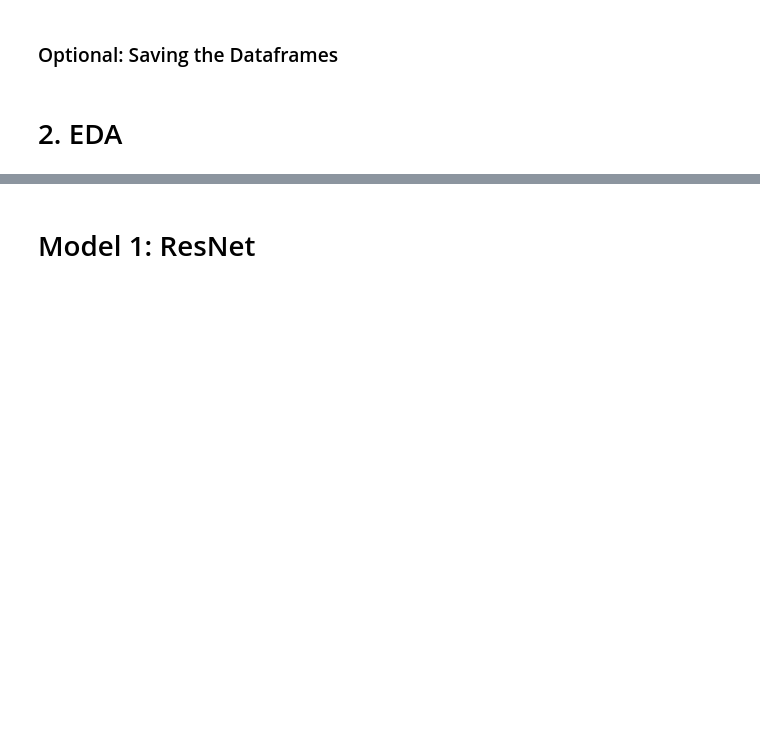
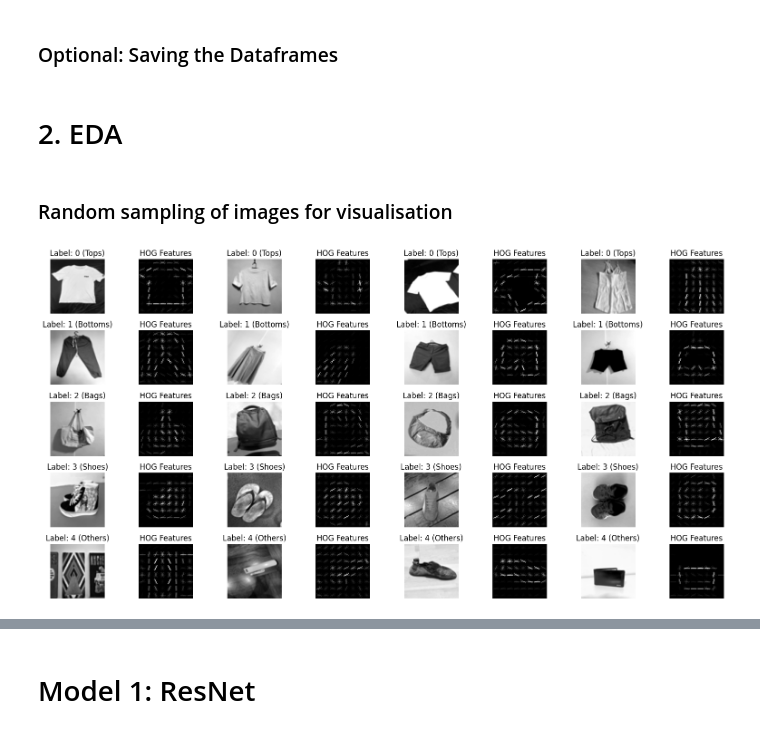
Before and after one commit to jarylongsq/IS4242-project, a Jupyter notebook: collated.ipynb, the cells around one changed output, grey strips where cells are left out. Saved outputs shown, nothing was run; the diff lists cells and outputs as text; code cells hidden in the pictures; blank space fills up the shorter version.

```diff
--- a/collated.ipynb
+++ b/collated.ipynb
@@ -64,6 +65,8 @@ X_data_test = []
 X_data_test_hog = []
 y_data_test = []
 
+initial_dimensions = []
+
 for data_path in data_paths:
     for i, category in enumerate(categories):
         cat_path = os.path.join(data_path, category)
@@ -75,6 +78,14 @@ for data_path in data_paths:
             except Exception as e:
                 print(f"Error processing image '{img_path}': {e}")
                 continue
+
+            # Store initial dimensions
+            initial_dimensions.append({
+                'filepath': img_path,
+                'category': category,
+                'width': img.width,
+                'height': img.height
+            })
 
             # Resize images
             img = img.resize((r1, r2))
@@ -115,6 +126,8 @@ X_test = np.array(X_data_test)
 X_test_hog = np.array(X_data_test_hog)
 y_test = np.array(y_data_test)
 y_test_hog = np.array(y_data_test)
+
+initial_dimensions_df = pd.DataFrame(initial_dimensions)
 # %% [markdown]
 ### Optional: Saving the Dataframes
 # %%
@@ -143,4 +156,45 @@ with open("preprocessed_data/hog_test_df.pkl", "wb") as f:
     pickle.dump(test_df_hog, f)
 # %% [markdown]
 # 2. EDA
+# %% [markdown]
+### Random sampling of images for visualisation
+# %%
+num_images_per_class = 4
+num_classes = 5
+num_images = num_images_per_class * num_classes
+
+labels_dict = {0: "tops", 1: "bottoms", 2: "bags", 3: "shoes", 4: "others"}
+
+# Get random indices to select images
+random_indices = []
+for label in range(num_classes):
+    label_indices = np.where(y_train == label)[0]
+    random_indices.extend(np.random.choice(label_indices, num_images_per_class, replace=False))
+
+# Visualize the images and their HOG features
+plt.figure(figsize=(16, 8), facecolor="white")
+for i, idx in enumerate(random_indices):
+    # Reshape the flattened pixel values back to the original image shape
+    image = X_train[idx].reshape(r1, r2)
+    label = y_train[idx]
+
+    # Generate HOG features for the image
+    fd, hog_image = hog(image, orientations=9, pixels_per_cell=(8, 8),
+                         cells_per_block=(2, 2), visualize=True)
+
+    # Plot the image and its HOG features
+    plt.subplot(num_classes, num_images_per_class * 2, i * 2 + 1)
+    plt.imshow(image, cmap='gray')
+    plt.title(f'Label: {label} ({labels_dict[label].capitalize()})')
+    plt.axis('off')
+
+    plt.subplot(num_classes, num_images_per_class * 2, i * 2 + 2)
+    plt.imshow(hog_image, cmap='gray')
+    plt.title('HOG Features')
+    plt.axis('off')
+
+plt.tight_layout()
+plt.show()
+# %% [output]
+[figure, added]
 # %%
```
Also changed, not shown: parts of 14 cells of this notebook.
